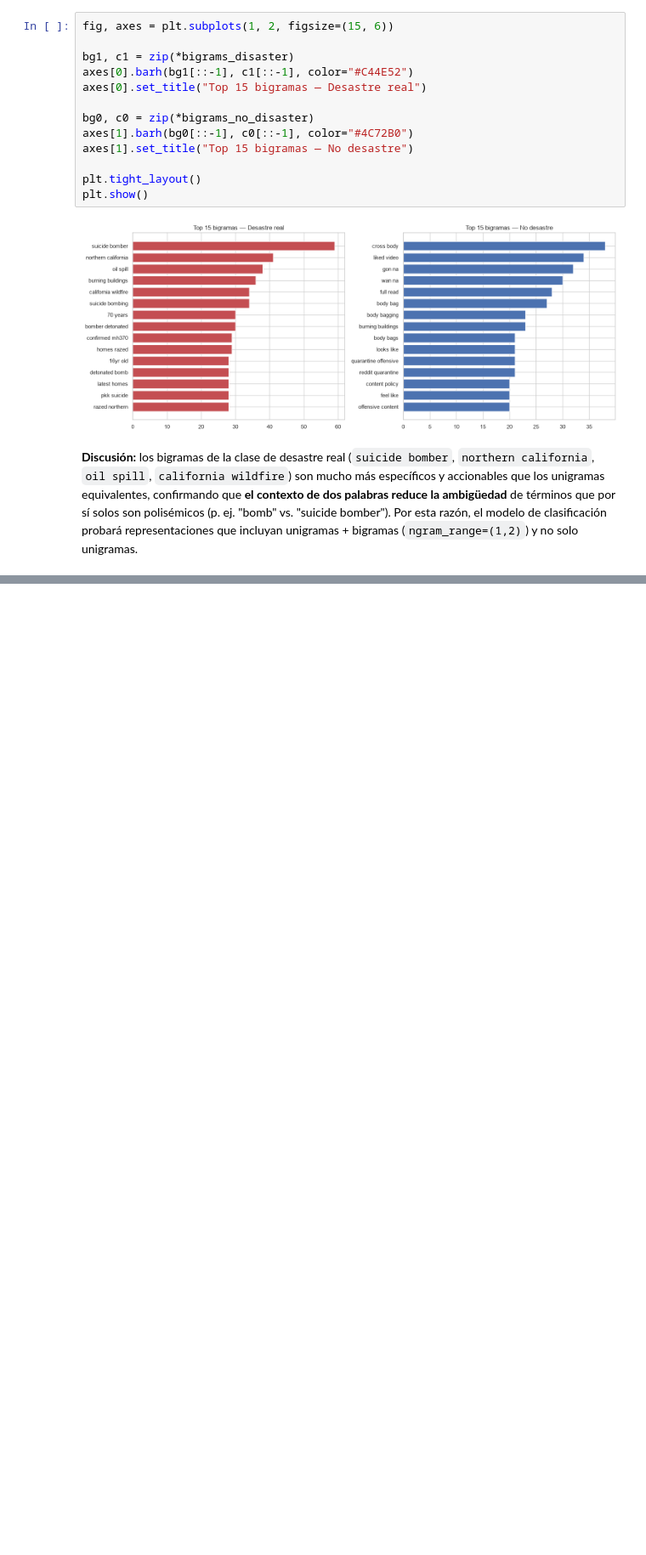
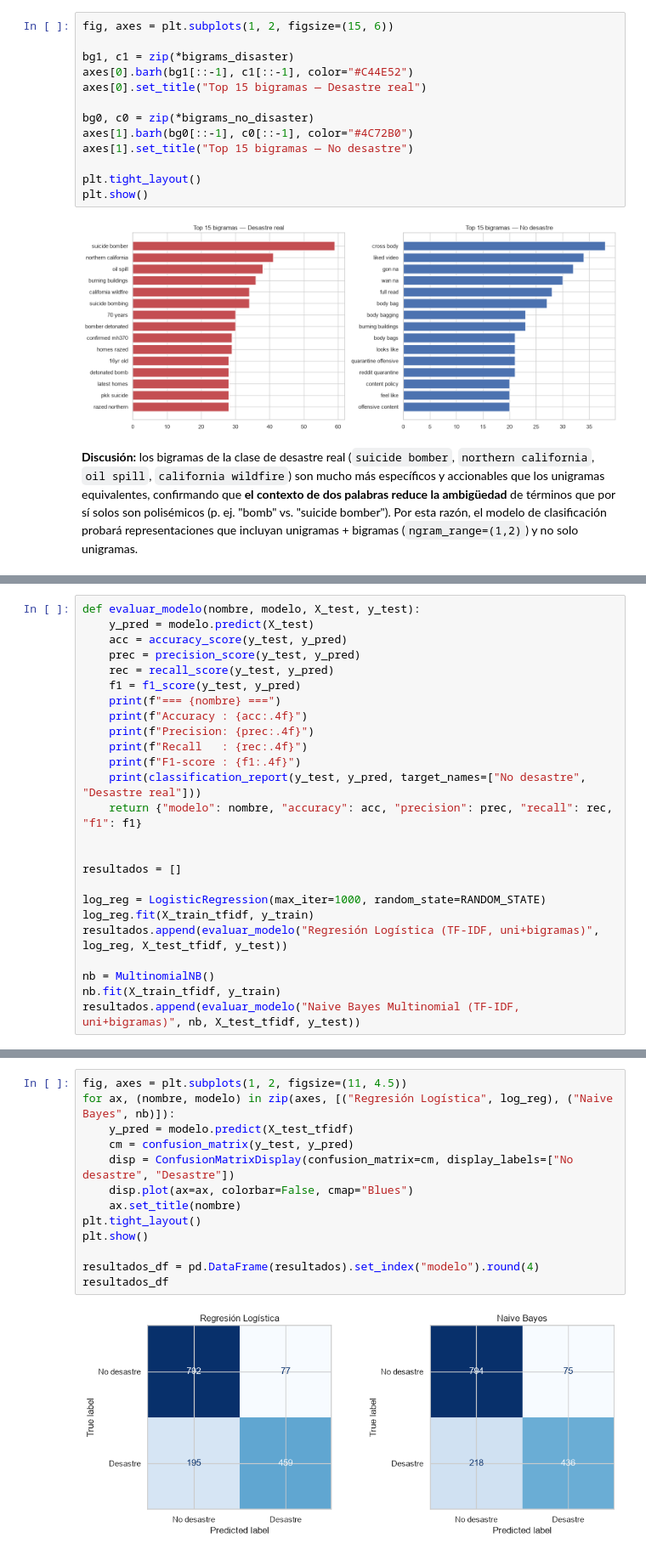
Before and after one commit to DavidDominguez-11/DS-Lab1, a Jupyter notebook: Laboratorio5_avance.ipynb, the cells around one changed output, grey strips where cells are left out. Shown at 85% size. Saved outputs shown, nothing was run; the diff lists cells and outputs as text; blank space fills up the shorter version.

Commit message:
Agregar modelo preliminar de clasificacion

```diff
--- a/Laboratorio5_avance.ipynb
+++ b/Laboratorio5_avance.ipynb
@@ -464,0 +490,25 @@ plt.show()
+# %%
+def evaluar_modelo(nombre, modelo, X_test, y_test):
+    y_pred = modelo.predict(X_test)
+    acc = accuracy_score(y_test, y_pred)
+    prec = precision_score(y_test, y_pred)
+    rec = recall_score(y_test, y_pred)
+    f1 = f1_score(y_test, y_pred)
+    print(f"=== {nombre} ===")
+    print(f"Accuracy : {acc:.4f}")
+    print(f"Precision: {prec:.4f}")
+    print(f"Recall   : {rec:.4f}")
+    print(f"F1-score : {f1:.4f}")
+    print(classification_report(y_test, y_pred, target_names=["No desastre", "Desastre real"]))
+    return {"modelo": nombre, "accuracy": acc, "precision": prec, "recall": rec, "f1": f1}
+
+
+resultados = []
+
+log_reg = LogisticRegression(max_iter=1000, random_state=RANDOM_STATE)
+log_reg.fit(X_train_tfidf, y_train)
+resultados.append(evaluar_modelo("Regresión Logística (TF-IDF, uni+bigramas)", log_reg, X_test_tfidf, y_test))
+
+nb = MultinomialNB()
+nb.fit(X_train_tfidf, y_train)
+resultados.append(evaluar_modelo("Naive Bayes Multinomial (TF-IDF, uni+bigramas)", nb, X_test_tfidf, y_test))
@@ -464,0 +533,15 @@ plt.show()
+# %%
+fig, axes = plt.subplots(1, 2, figsize=(11, 4.5))
+for ax, (nombre, modelo) in zip(axes, [("Regresión Logística", log_reg), ("Naive Bayes", nb)]):
+    y_pred = modelo.predict(X_test_tfidf)
+    cm = confusion_matrix(y_test, y_pred)
+    disp = ConfusionMatrixDisplay(confusion_matrix=cm, display_labels=["No desastre", "Desastre"])
+    disp.plot(ax=ax, colorbar=False, cmap="Blues")
+    ax.set_title(nombre)
+plt.tight_layout()
+plt.show()
+
+resultados_df = pd.DataFrame(resultados).set_index("modelo").round(4)
+resultados_df
+# %% [output]
+[figure, added]
```
Also changed, not shown: parts of 5 cells of this notebook.
